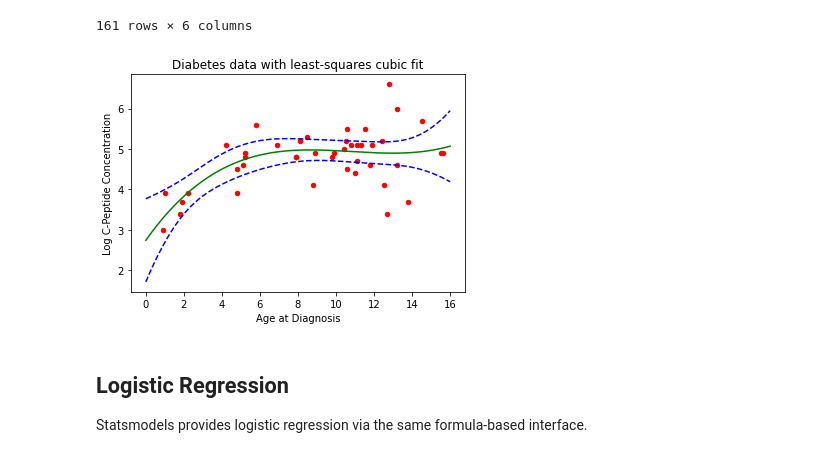
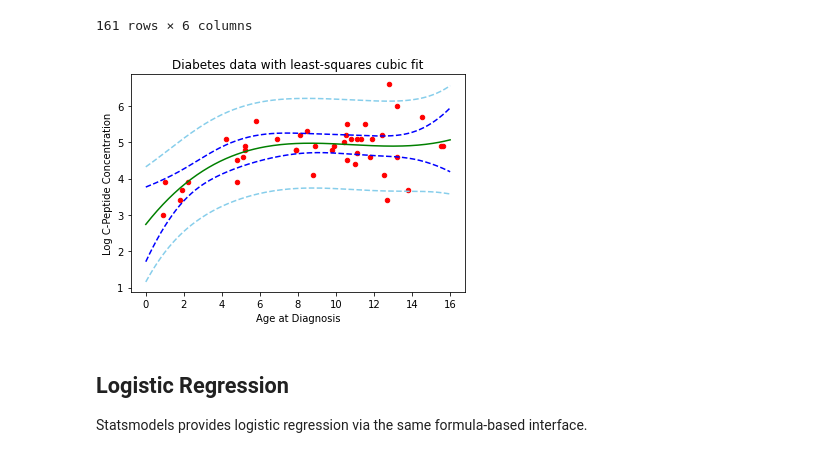
Before and after one commit to highnelly/2021-CS109B, a Jupyter notebook: content/lectures/lecture01/notebook/cs109b_smoothing_2021_FINAL.ipynb, the cells around one changed output. Saved outputs shown, nothing was run; the diff lists cells and outputs as text; code cells hidden in the pictures.

```diff
--- a/content/lectures/lecture01/notebook/cs109b_smoothing_2021_FINAL.ipynb
+++ b/content/lectures/lecture01/notebook/cs109b_smoothing_2021_FINAL.ipynb
@@ -132,18 +134,18 @@ poly_predictions
 # %%
 ax2 = diab.plot.scatter(x='age',y='y',c='Red',title="Diabetes data with least-squares cubic fit")
 ax2.set_xlabel("Age at Diagnosis")
 ax2.set_ylabel("Log C-Peptide Concentration")
 
 # CI for the predection at each x value, i.e. the curve itself
 ax2.plot(xpred.age, poly_predictions['mean'],color="green")
 ax2.plot(xpred.age, poly_predictions['mean_ci_lower'], color="blue",linestyle="dashed")
 ax2.plot(xpred.age, poly_predictions['mean_ci_upper'], color="blue",linestyle="dashed");
 
 # CIs for where future data will fall
-#ax2.plot(xpred.age, poly_predictions['obs_ci_lower'], color="skyblue",linestyle="dashed")
-#ax2.plot(xpred.age, poly_predictions['obs_ci_upper'], color="skyblue",linestyle="dashed");
+ax2.plot(xpred.age, poly_predictions['obs_ci_lower'], color="skyblue",linestyle="dashed")
+ax2.plot(xpred.age, poly_predictions['obs_ci_upper'], color="skyblue",linestyle="dashed");
 # %% [output]
-[figure, old version]
+[figure, new version]
 # %% [markdown]
 ## Logistic Regression
 Statsmodels provides logistic regression via the same formula-based interface.
```
Also changed, not shown: parts of 2 cells of this notebook, 1 other file.
